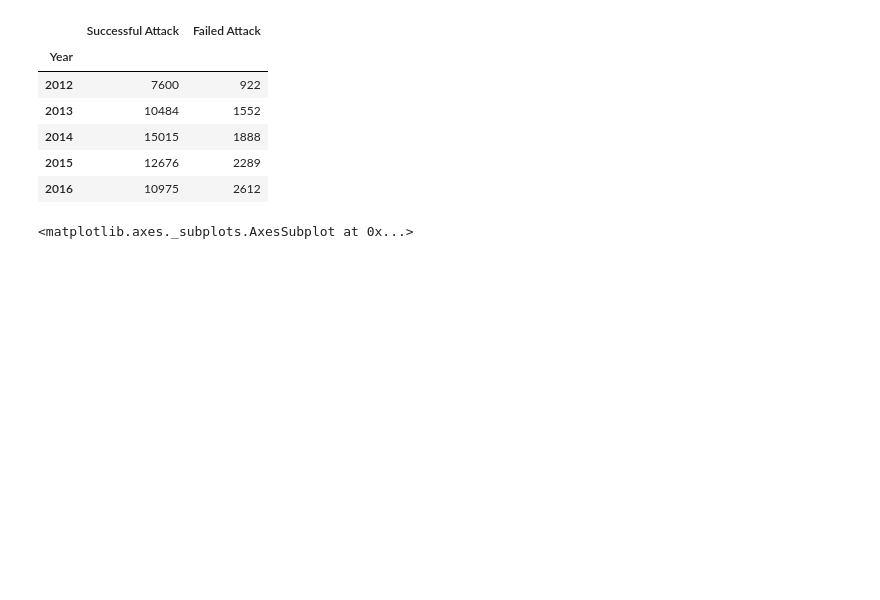
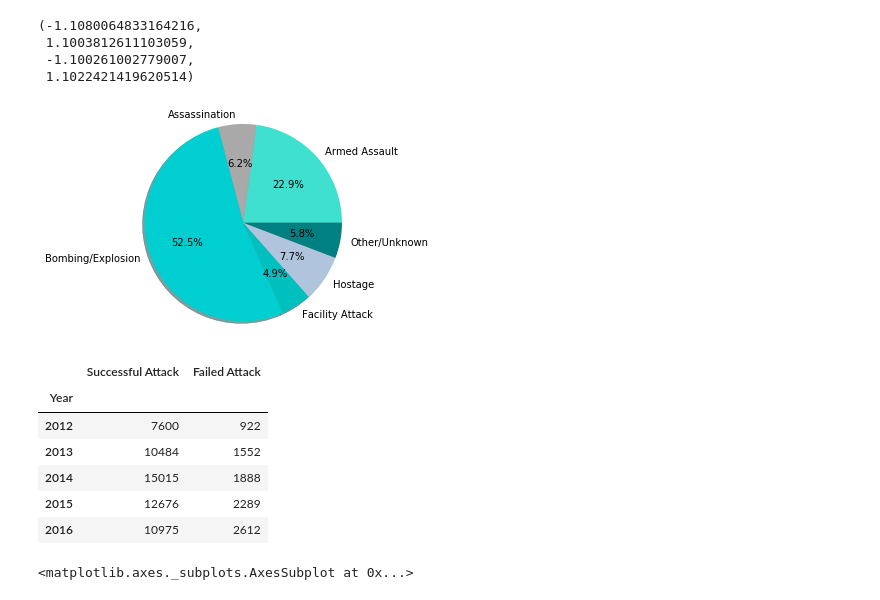
Before and after one commit to kristen-hyman/Group_Project, a Jupyter notebook: kristen_file.ipynb, the cells around one changed output. Saved outputs shown, nothing was run; the diff lists cells and outputs as text; code cells hidden in the pictures; blank space fills up the shorter version.

```diff
--- a/kristen_file.ipynb
+++ b/kristen_file.ipynb
@@ -29,0 +36,5 @@ renamed_df.head()
+# %%
+
+attacktypeDF = renamed_df[["Year","Attack Type"]]
+attacktypegroup = attacktypeDF.groupby(["Attack Type"]).count()
+attacktypegroup.head(10)
@@ -30,3 +50,14 @@ renamed_df.head()
+# %%
+colors = ["turquoise","darkgrey","darkturquoise","c","lightsteelblue","teal"]
+labels = ["Armed Assault", "Assassination", "Bombing/Explosion","Facility Attack","Hostage","Other/Unknown"]
+plt.pie(attacktypegroup, colors=colors, labels=labels, shadow=True, autopct="%1.1f%%")
+plt.axis("equal")
+# %% [output]
+(-1.1080064833164216,
+ 1.1003812611103059,
+ -1.100261002779007,
+ 1.1022421419620514)
+[figure, added]
 # %%
 #Group the full dataframe above by year, and count the total number of records. This will equate to the total
 #number of attacks, sucessful or not.
```
Also changed, not shown: parts of 11 cells of this notebook.
